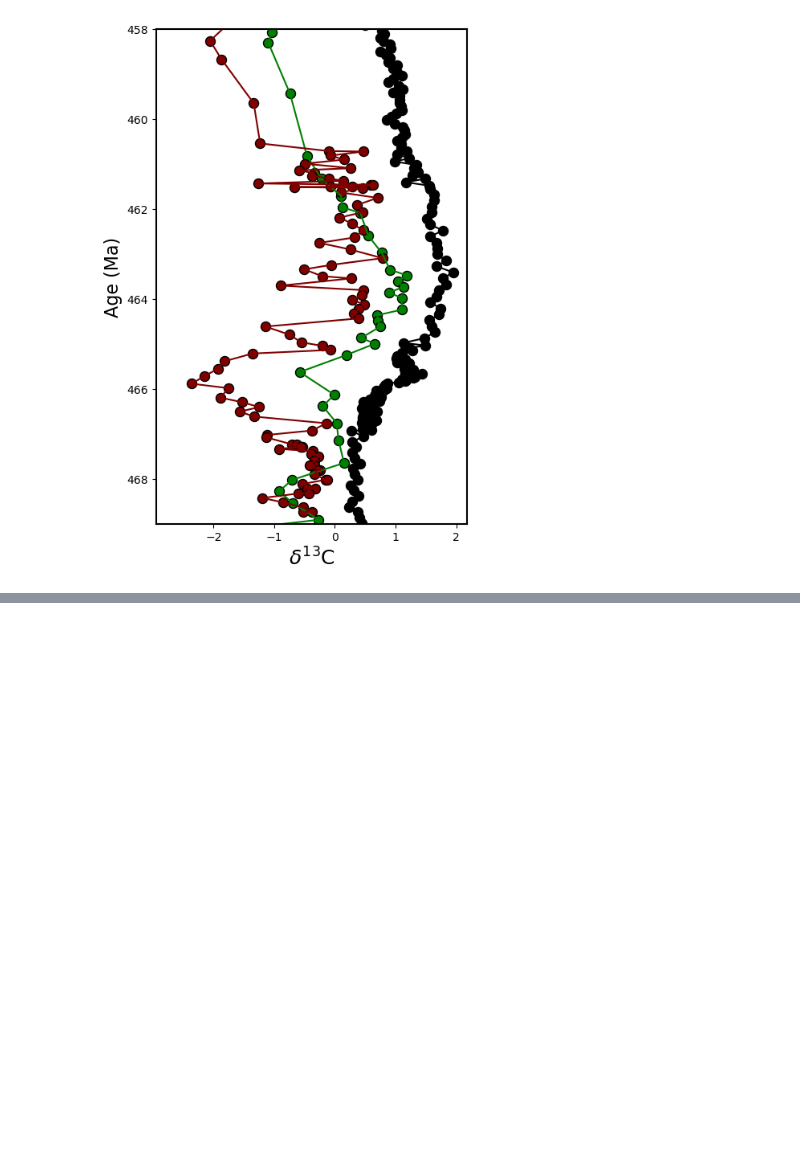
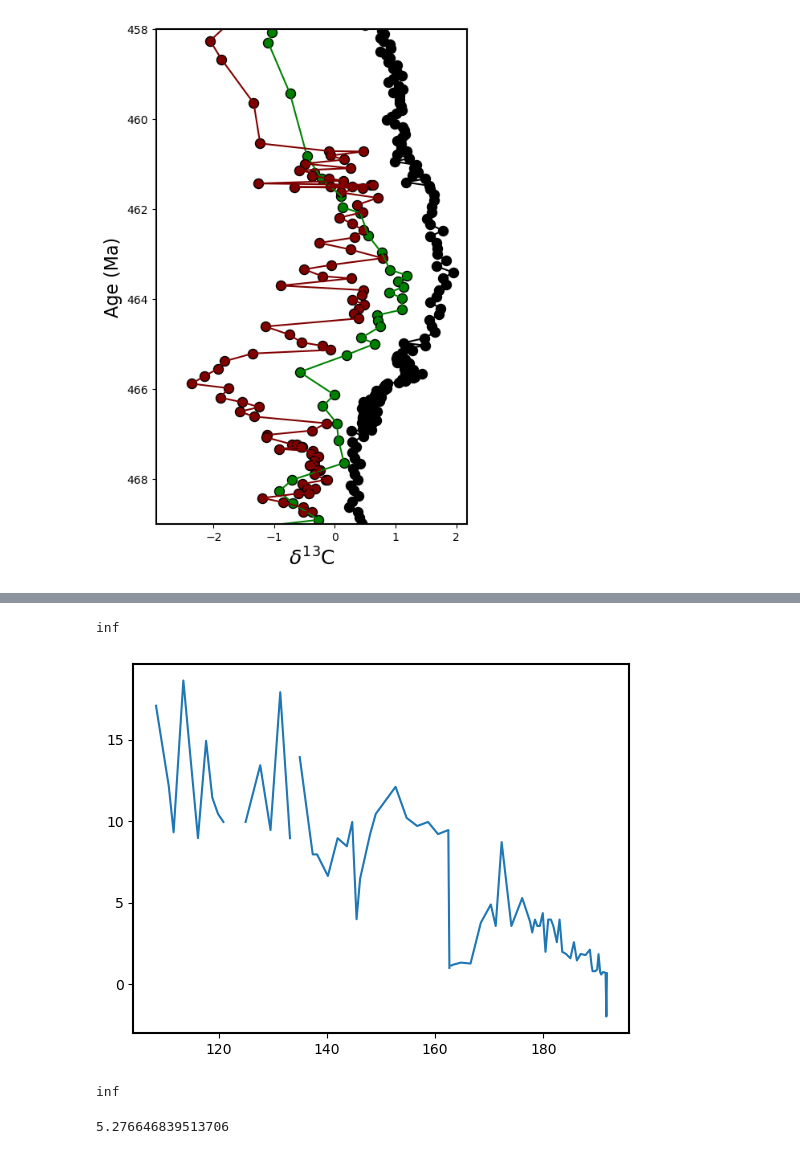
Before and after one commit to datuadiatma/CaOrdovician, a Jupyter notebook: mdice_plot.ipynb, the cells around one changed output, grey strips where cells are left out. Drawn from its saved outputs; the diff is of its cells as text; code cells hidden in the pictures; blank space fills up the shorter version.

```diff
--- a/mdice_plot.ipynb
+++ b/mdice_plot.ipynb
@@ -135,0 +150,19 @@ Text(0.5, 0, '$\\delta^{13}$C')
+# %%
+kg['sedrate'] = kg['depth'].diff() / kg['age20'].diff()
+plt.plot(kg.depth, kg.sedrate)
+kg.replace([np.inf, -np.inf], np.nan)
+print(np.average(kg.sedrate.dropna()))
+# %% [output]
+inf
+[figure, added]
+# %%
+kgnew = kg.dropna()
+kgnew
+print(np.average(kgnew['sedrate']))
+# %% [output]
+inf
+# %%
+kgnew = kgnew.replace([np.inf], 0)
+print(np.average(kgnew['sedrate']))
+# %% [output]
+5.276646839513706
```
Also changed, not shown: parts of 4 cells of this notebook, 4 other files.
